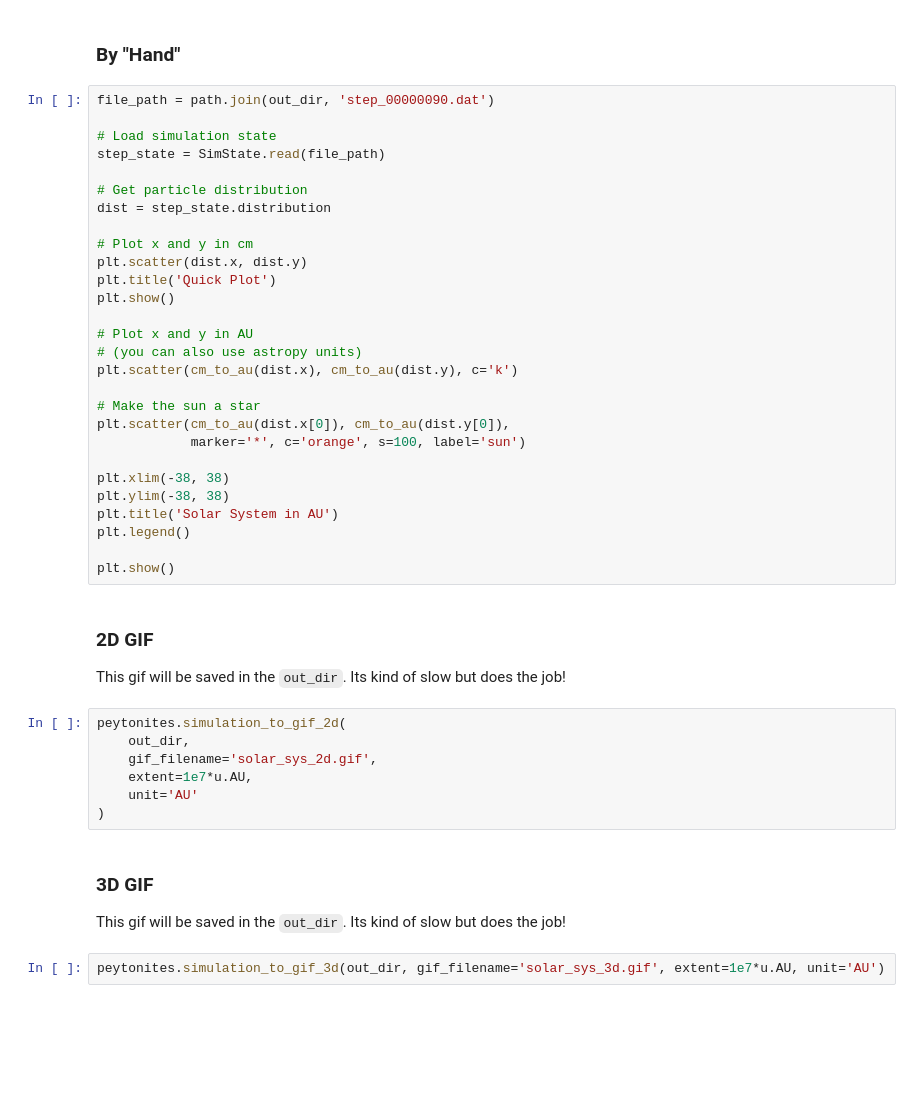
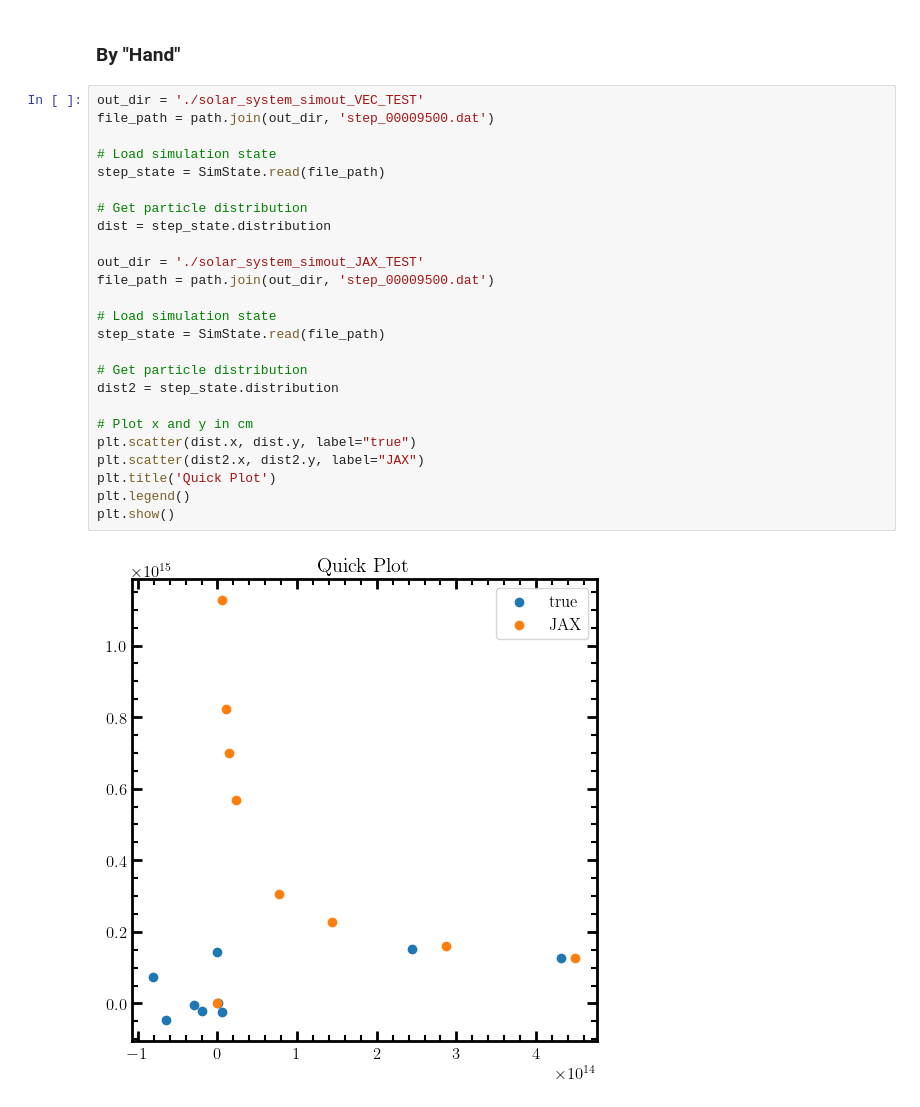
Before and after one commit to robelgeda/peytonites2024, a Jupyter notebook: hackathon/jax_nbody_notebook.ipynb, the cells around one changed output. Saved outputs shown, nothing was run; the diff lists cells and outputs as text; blank space fills up the shorter version.

Commit message:
comparison test for accuracy

```diff
--- a/hackathon/jax_nbody_notebook.ipynb
+++ b/hackathon/jax_nbody_notebook.ipynb
@@ -438,47 +436,29 @@ print('done', 'jax compile_and_run_time', vector_run_time)
 # %% [markdown]
 ### By "Hand"
 # %%
-file_path = path.join(out_dir, 'step_00000090.dat')
+out_dir = './solar_system_simout_VEC_TEST'
+file_path = path.join(out_dir, 'step_00009500.dat')
 
 # Load simulation state
 step_state = SimState.read(file_path)
 
 # Get particle distribution
 dist = step_state.distribution
 
+out_dir = './solar_system_simout_JAX_TEST'
+file_path = path.join(out_dir, 'step_00009500.dat')
+
+# Load simulation state
+step_state = SimState.read(file_path)
+
+# Get particle distribution
+dist2 = step_state.distribution
+
 # Plot x and y in cm
-plt.scatter(dist.x, dist.y)
+plt.scatter(dist.x, dist.y, label="true")
+plt.scatter(dist2.x, dist2.y, label="JAX")
 plt.title('Quick Plot')
+plt.legend()
 plt.show()
-
-# Plot x and y in AU
-# (you can also use astropy units)
-plt.scatter(cm_to_au(dist.x), cm_to_au(dist.y), c='k')
-
-# Make the sun a star
-plt.scatter(cm_to_au(dist.x[0]), cm_to_au(dist.y[0]),
-            marker='*', c='orange', s=100, label='sun')
-
-plt.xlim(-38, 38)
-plt.ylim(-38, 38)
-plt.title('Solar System in AU')
-plt.legend()
-
-plt.show()
+# %% [output]
+[figure, added]
-# %% [markdown]
-### 2D GIF
-
-This gif will be saved in the `out_dir`. Its kind of slow but does the job!
-# %%
-peytonites.simulation_to_gif_2d(
-    out_dir,
-    gif_filename='solar_sys_2d.gif',
-    extent=1e7*u.AU,
-    unit='AU'
-)
-# %% [markdown]
-### 3D GIF
-
-This gif will be saved in the `out_dir`. Its kind of slow but does the job!
-# %%
-peytonites.simulation_to_gif_3d(out_dir, gif_filename='solar_sys_3d.gif', extent=1e7*u.AU, unit='AU')
```
Also changed, not shown: parts of 6 cells of this notebook.
